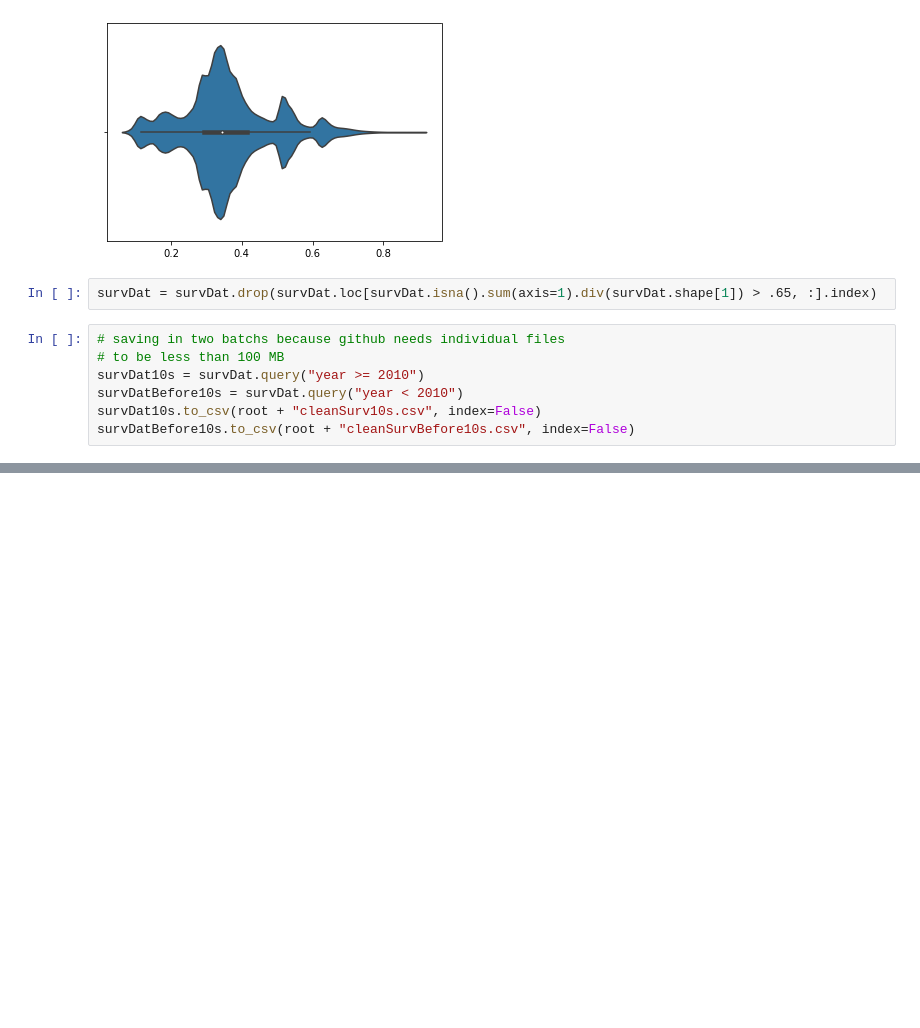
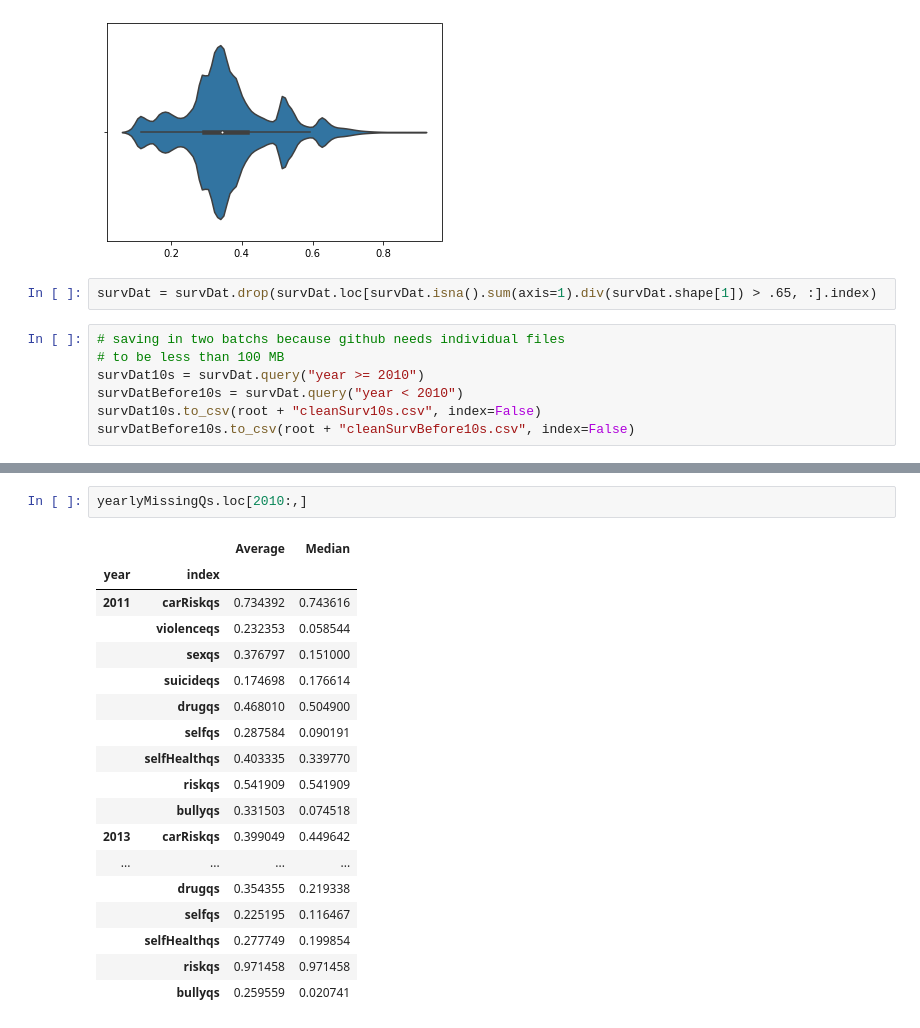
Before and after one commit to brodyee/STATS551_Project, a Jupyter notebook: eda/brodysEDA.ipynb, the cells around one changed output, grey strips where cells are left out. Saved outputs shown, nothing was run; the diff lists cells and outputs as text; blank space fills up the shorter version.

```diff
--- a/eda/brodysEDA.ipynb
+++ b/eda/brodysEDA.ipynb
@@ -163,0 +320,21 @@ survDatBefore10s.to_csv(root + "cleanSurvBefore10s.csv", index=False)
+# %%
+yearlyMissingQs.loc[2010:,]
+# %% [output]
+|  |  | Average | Median |
+| year | index |  |  |
+| 2011 | carRiskqs | 0.734392 | 0.743616 |
+|  | violenceqs | 0.232353 | 0.058544 |
+|  | sexqs | 0.376797 | 0.151000 |
+|  | suicideqs | 0.174698 | 0.176614 |
+|  | drugqs | 0.468010 | 0.504900 |
+|  | selfqs | 0.287584 | 0.090191 |
+|  | selfHealthqs | 0.403335 | 0.339770 |
+|  | riskqs | 0.541909 | 0.541909 |
+|  | bullyqs | 0.331503 | 0.074518 |
+| 2013 | carRiskqs | 0.399049 | 0.449642 |
+| ... | ... | ... | ... |
+|  | drugqs | 0.354355 | 0.219338 |
+|  | selfqs | 0.225195 | 0.116467 |
+|  | selfHealthqs | 0.277749 | 0.199854 |
+|  | riskqs | 0.971458 | 0.971458 |
+|  | bullyqs | 0.259559 | 0.020741 |
```
Also changed, not shown: parts of 12 cells of this notebook.
